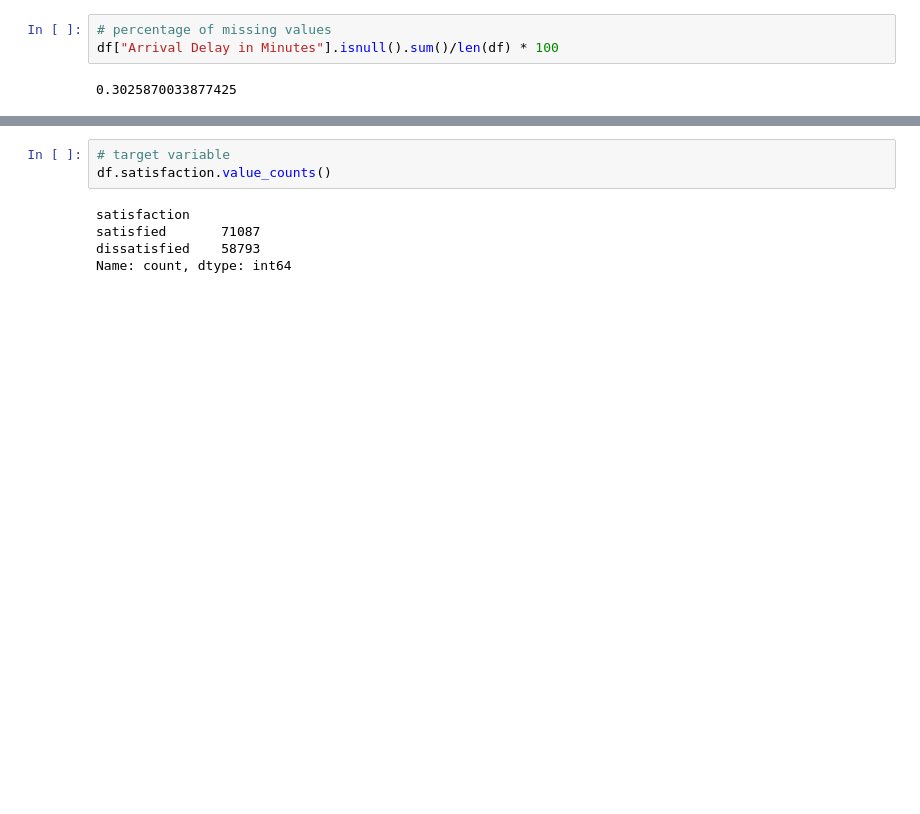
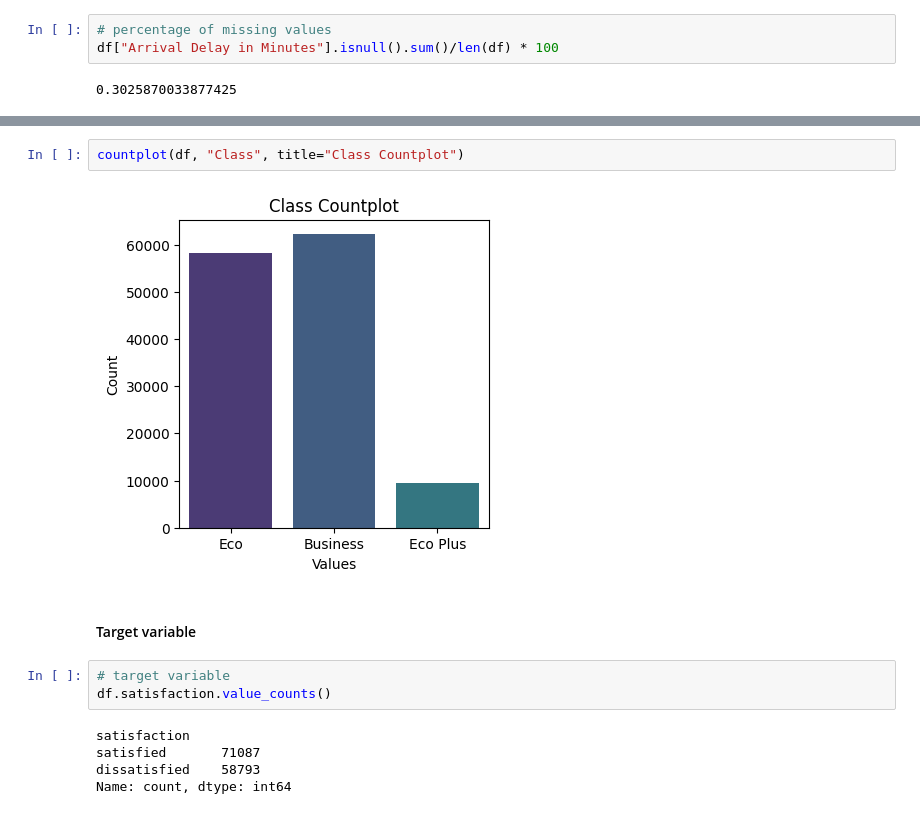
Before and after one commit to Lughaidh-w/Airline-Customer-Satisfaction, a Jupyter notebook: CA1.ipynb, the cells around one changed output, grey strips where cells are left out. Cells and saved outputs as stored; diff of their text form; blank space fills up the shorter version.

```diff
--- a/CA1.ipynb
+++ b/CA1.ipynb
@@ -120,3 +148,9 @@ NameError: name 'plt' is not defined
+# %%
+countplot(df, "Class", title="Class Countplot")
+# %% [output]
+[figure, added]
+# %% [markdown]
+#### Target variable
 # %%
 # target variable
 df.satisfaction.value_counts()
```
Also changed, not shown: parts of 17 cells of this notebook, 4 other files.
